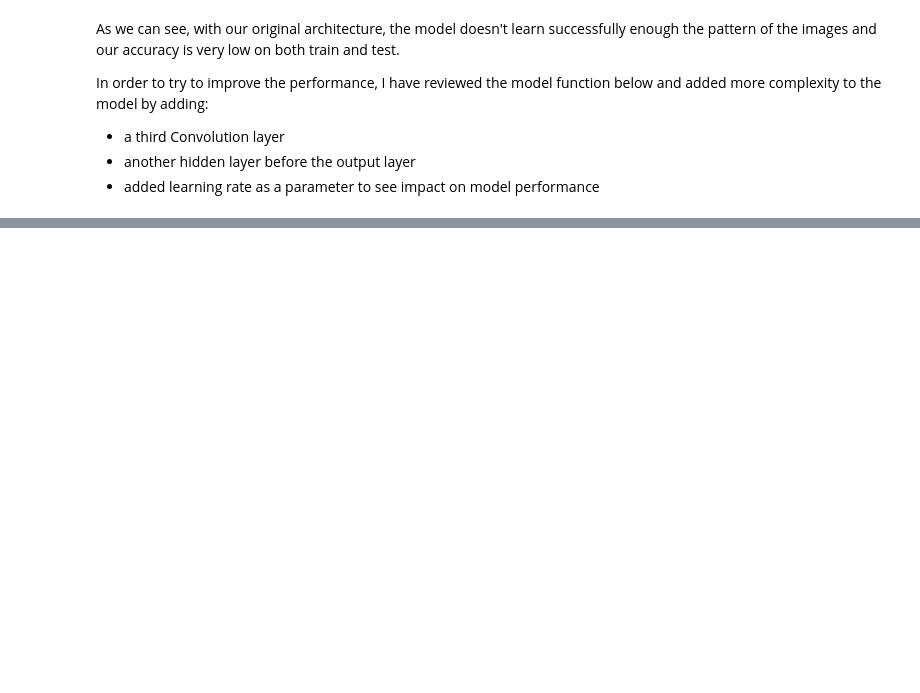
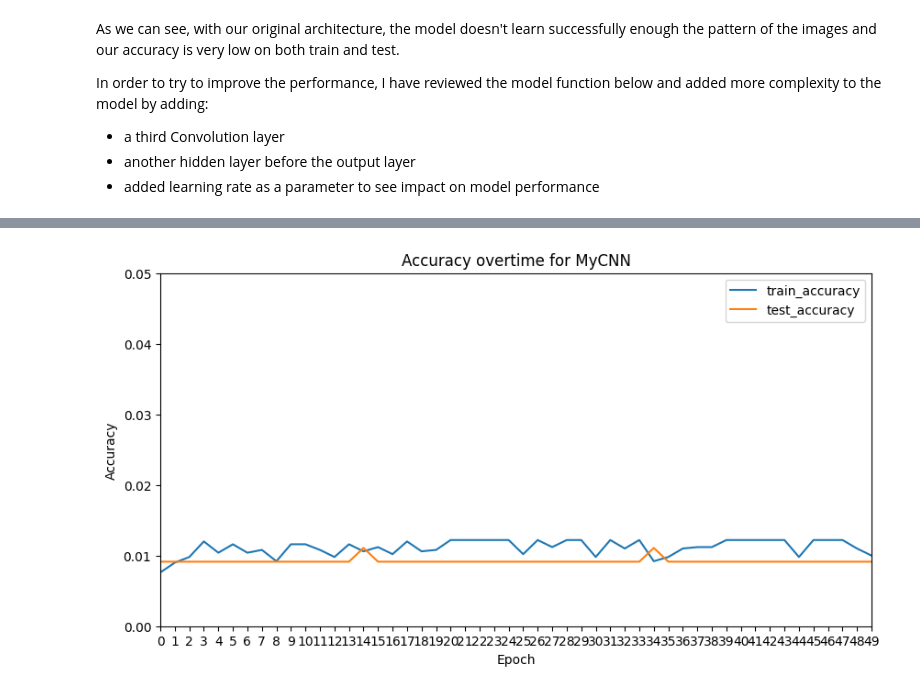
Before and after one commit to julienguyet/image_class_julien, a Jupyter notebook: dogs_breeds_julien_guyet.ipynb, the cells around one changed output, grey strips where cells are left out. Saved outputs shown, nothing was run; the diff lists cells and outputs as text; code cells hidden in the pictures; blank space fills up the shorter version.

```diff
--- a/dogs_breeds_julien_guyet.ipynb
+++ b/dogs_breeds_julien_guyet.ipynb
@@ -309,0 +310,16 @@ Epoch 50/50
+# %%
+epochs = range(50)
+
+plt.figure(figsize=(10,5))
+plt.plot(tf_history.history["accuracy"], label="train_accuracy")
+plt.plot(tf_history.history["val_accuracy"], label = "test_accuracy")
+plt.xlabel("Epoch")
+plt.ylabel("Accuracy")
+plt.xticks(epochs)
+plt.xlim([0, int(max(epochs))])
+plt.ylim([0, 0.05])
+plt.legend(loc="upper right")
+plt.title("Accuracy overtime for MyCNN")
+plt.show()
+# %% [output]
+[figure, added]
```
Also changed, not shown: parts of 21 cells of this notebook.
